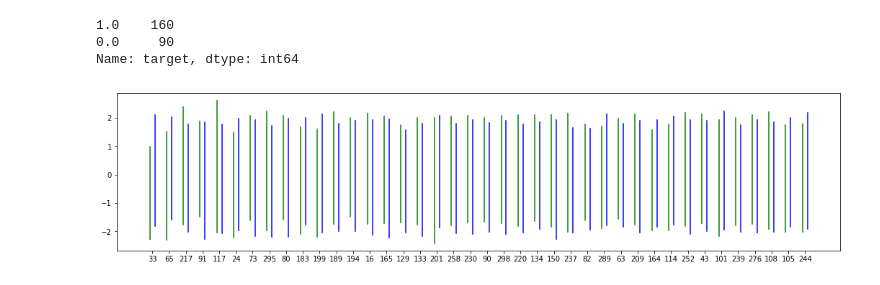
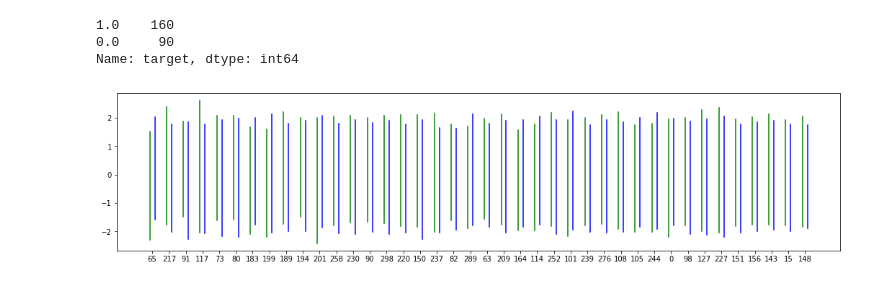
Before and after one commit to amjadfarman/do_not_overfit_ii, a Jupyter notebook: do_not_overfit.ipynb, the cells around one changed output. Saved outputs shown, nothing was run; the diff lists cells and outputs as text; code cells hidden in the pictures.

```diff
--- a/do_not_overfit.ipynb
+++ b/do_not_overfit.ipynb
@@ -36,6 +35,16 @@ train_data['target'].value_counts()
 1.0    160
 0.0     90
 Name: target, dtype: int64
+# %%
+consistant_cols = list(train_data.columns[train_data.mean().abs() <= .1])
+# %%
+train_data = train_data[consistant_cols+['target']]
+test_data = test_data[consistant_cols]
+# %%
+consistant_cols = list(train_data.columns[train_data.median().abs() <= .1])
+# %%
+train_data = train_data[consistant_cols+['target']]
+test_data = test_data[consistant_cols]
 # %%
 columns_impact = pd.DataFrame(
     columns = ['column_name', 'mean_impact_on_0', 'mean_impact_on_1', 'std_0', 'std_1']
@@ -71,17 +80,16 @@ lambda row: 0 if (((row['upper_l_0'] > row['upper_l_1']) and (row['lower_l_0'] <
 columns_impact['opportunity'] = columns_impact['opportunity'] * columns_impact['oppor_factor']
 # %%
 columns_impact = columns_impact.sort_values(by=['opportunity'], ascending = [False])
-
+columns_impact.reset_index(drop = True, inplace = True)
 plt.figure(figsize=(18,4))
 for num, col in enumerate(columns_impact['column_name'][:40]):
-    plt.plot([num-0.15, num-0.15], [columns_impact[columns_impact['column_name'] == col].loc[int(col), 'upper_l_0']
-                                    , columns_impact[columns_impact['column_name'] == col].loc[int(col), 'lower_l_0']], 'g')
-    plt.plot([num+0.15, num+0.15], [columns_impact[columns_impact['column_name'] == col].loc[int(col), 'upper_l_1']
-                                    , columns_impact[columns_impact['column_name'] == col].loc[int(col), 'lower_l_1']], 'b')
+    plt.plot([num-0.15, num-0.15], [columns_impact[columns_impact['column_name'] == col].loc[num, 'upper_l_0']
+                                    , columns_impact[columns_impact['column_name'] == col].loc[num, 'lower_l_0']], 'g')
+    plt.plot([num+0.15, num+0.15], [columns_impact[columns_impact['column_name'] == col].loc[num, 'upper_l_1']
+                                    , columns_impact[columns_impact['column_name'] == col].loc[num, 'lower_l_1']], 'b')
 plt.xticks(np.arange(num + 1), list(columns_impact['column_name']))
 plt.show()
-columns_impact_1 = columns_impact.reset_index(drop=True)
 # %% [output]
-[figure, old version]
+[figure, new version]
 # %%
 my_folds = RepeatedStratifiedKFold(n_splits = 5, n_repeats = 10, random_state = 2)
```
Also changed, not shown: parts of 26 cells of this notebook.
